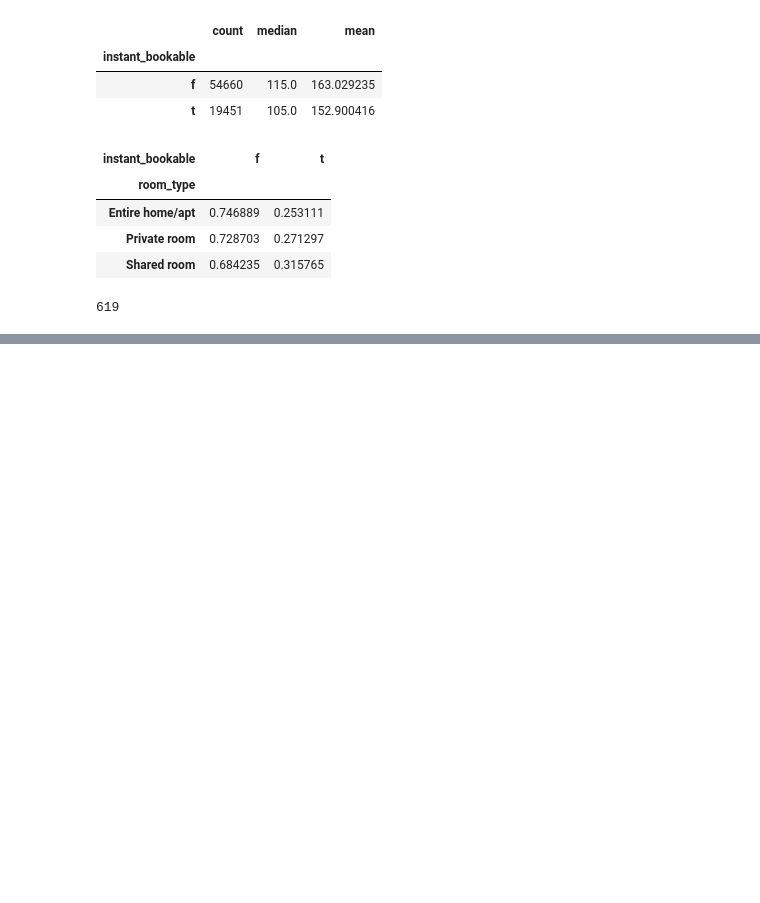
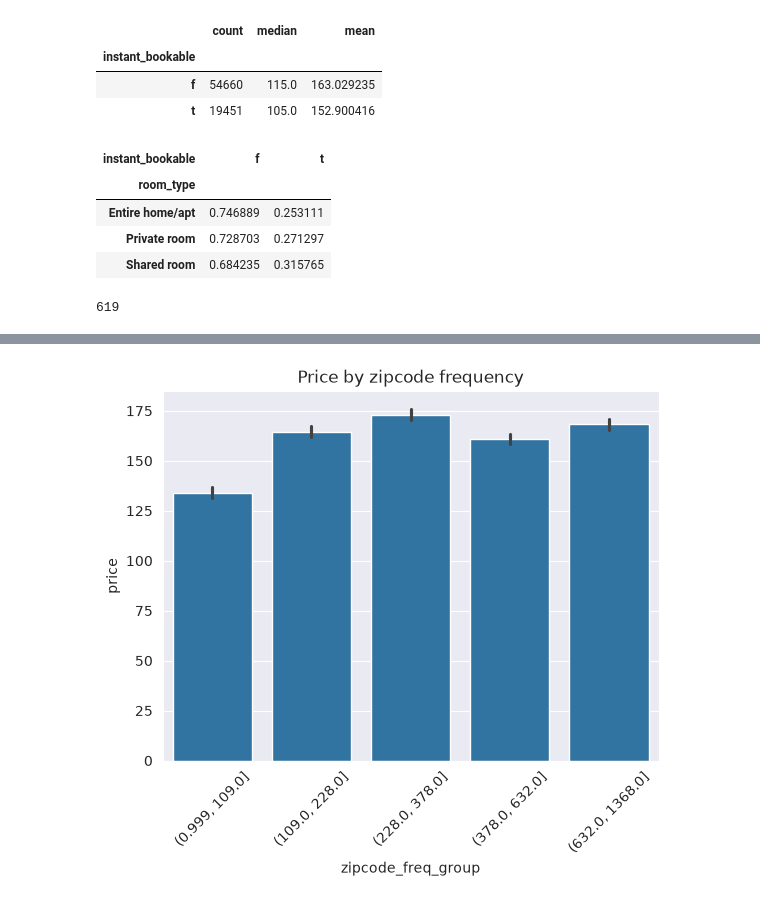
Before and after one commit to Car1LL/airbnb_prices_prediction, a Jupyter notebook: notebooks/00_EDA.ipynb, the cells around one changed output, grey strips where cells are left out. Saved outputs shown, nothing was run; the diff lists cells and outputs as text; code cells hidden in the pictures; blank space fills up the shorter version.

```diff
--- a/notebooks/00_EDA.ipynb
+++ b/notebooks/00_EDA.ipynb
@@ -1835,0 +2027,4 @@ np.int64(773)
+# %%
+df['has_thumbnail_url'] = df['thumbnail_url'].notna().astype(int)
+
+df['has_thumbnail_url'].value_counts(normalize=True).mul(100).round(2)
@@ -1835,0 +2144,9 @@ np.int64(773)
+# %%
+df['zipcode'] = (
+    df['zipcode'].str.replace(r"[\r\n]+", " ", regex=True)
+    .str.strip()
+    .str.split()
+    .str[0]
+)
+
+(df['zipcode'].str.contains(r"\n|\r")).sum()
@@ -1835,0 +2155,6 @@ np.int64(773)
+# %%
+zip_freq = df['zipcode'].value_counts()
+
+df['zipcode_freq'] = df['zipcode'].map(zip_freq)
+
+df['zipcode_freq'].describe()
@@ -1835,0 +2171,8 @@ np.int64(773)
+# %%
+df['zipcode_freq_group'] = pd.qcut(
+    df['zipcode_freq'],
+    q=5,
+    duplicates='drop'
+)
+
+df.groupby('zipcode_freq_group')['price'].median()
@@ -1835,0 +2187,12 @@ np.int64(773)
+# %%
+sns.barplot(
+    data=df,
+    x='zipcode_freq_group',
+    y='price'
+)
+
+plt.xticks(rotation=45)
+plt.title("Price by zipcode frequency")
+plt.show()
+# %% [output]
+[figure, added]
```
Also changed, not shown: parts of 64 cells of this notebook.
